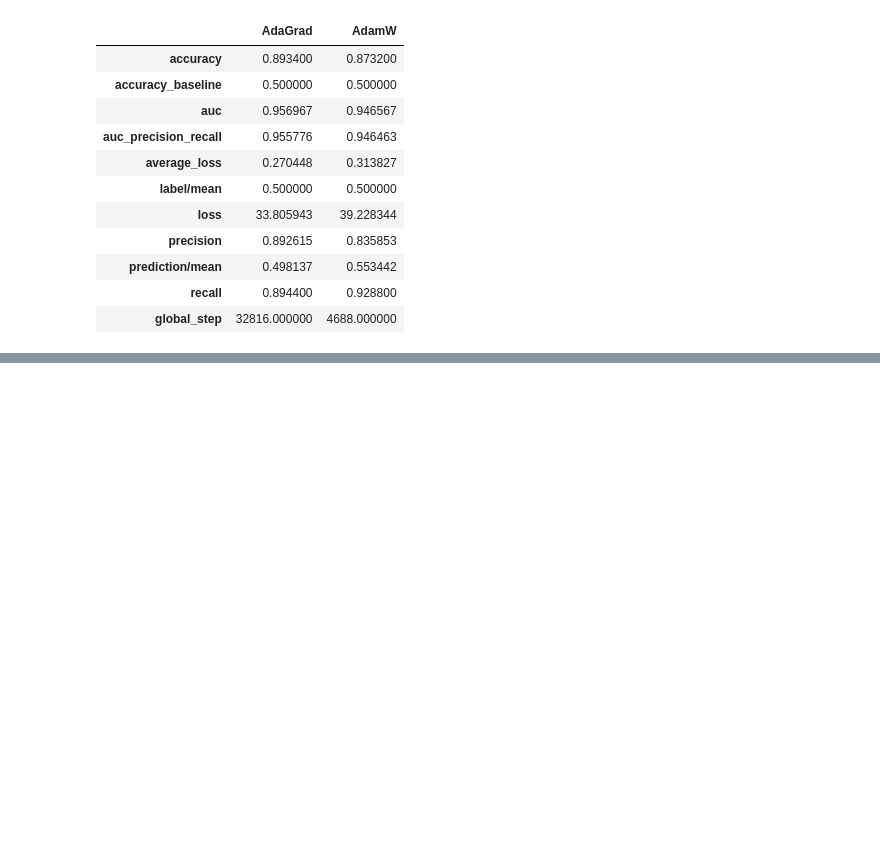
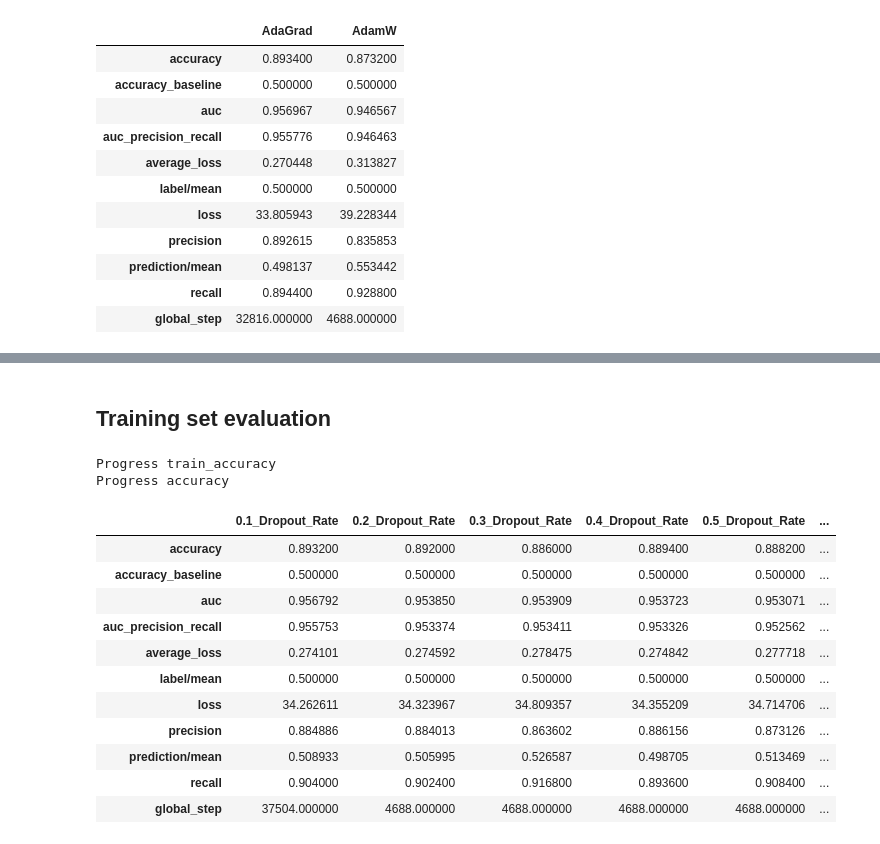
Before and after one commit to jcalvillo/BERT_Imdb, a Jupyter notebook: _notebooks/DNN Experiments V2.ipynb, the cells around one changed output, grey strips where cells are left out. Cells and saved outputs as stored; diff of their text form; code cells hidden in the pictures; blank space fills up the shorter version.

```diff
--- a/_notebooks/DNN Experiments V2.ipynb
+++ b/_notebooks/DNN Experiments V2.ipynb
@@ -407,0 +424,27 @@ Progress AdamW
+# %% [markdown]
+## Training set evaluation
+# %%
+output_types = ['train_accuracy', 'accuracy']
+
+res = []
+for ot in output_types:
+    print('Progress {}'.format(ot))
+    result = train_and_evaluate_DNN(bert_model, hidden_units, learning_rate, dropout_rate, train_num_epochs, input_size, activation_function, optimizer, ot)
+    df_result = pd.DataFrame.from_dict(result, orient='index', columns=['{}'.format(ot)])
+    res.append(df_result)
+pd.concat(res, axis=1)
+# %% [output]
+Progress train_accuracy
+Progress accuracy
+|  | 0.1_Dropout_Rate | 0.2_Dropout_Rate | 0.3_Dropout_Rate | 0.4_Dropout_Rate | 0.5_Dropout_Rate | ... |
+| accuracy | 0.893200 | 0.892000 | 0.886000 | 0.889400 | 0.888200 | ... |
+| accuracy_baseline | 0.500000 | 0.500000 | 0.500000 | 0.500000 | 0.500000 | ... |
+| auc | 0.956792 | 0.953850 | 0.953909 | 0.953723 | 0.953071 | ... |
+| auc_precision_recall | 0.955753 | 0.953374 | 0.953411 | 0.953326 | 0.952562 | ... |
+| average_loss | 0.274101 | 0.274592 | 0.278475 | 0.274842 | 0.277718 | ... |
+| label/mean | 0.500000 | 0.500000 | 0.500000 | 0.500000 | 0.500000 | ... |
+| loss | 34.262611 | 34.323967 | 34.809357 | 34.355209 | 34.714706 | ... |
+| precision | 0.884886 | 0.884013 | 0.863602 | 0.886156 | 0.873126 | ... |
+| prediction/mean | 0.508933 | 0.505995 | 0.526587 | 0.498705 | 0.513469 | ... |
+| recall | 0.904000 | 0.902400 | 0.916800 | 0.893600 | 0.908400 | ... |
+| global_step | 37504.000000 | 4688.000000 | 4688.000000 | 4688.000000 | 4688.000000 | ... |
```
Also changed, not shown: parts of 8 cells of this notebook, 2 other files.
